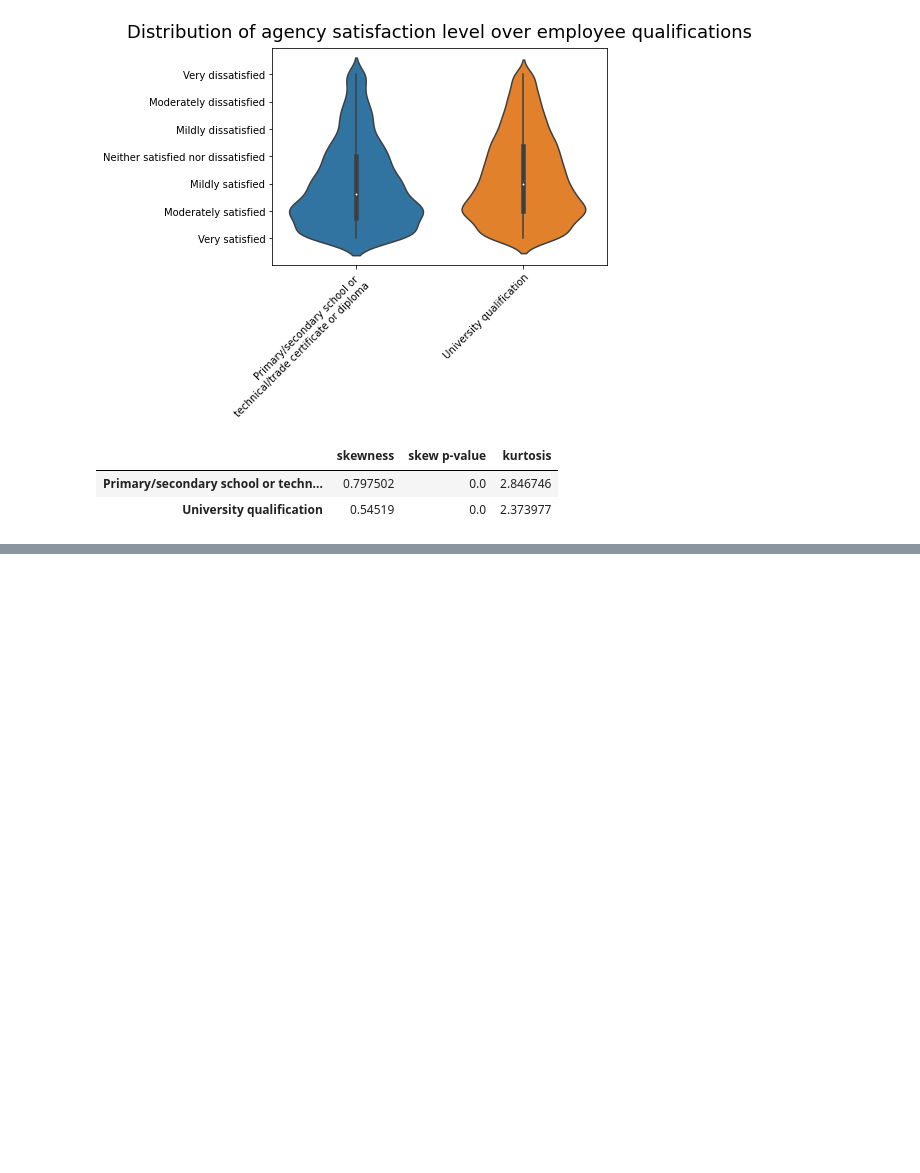
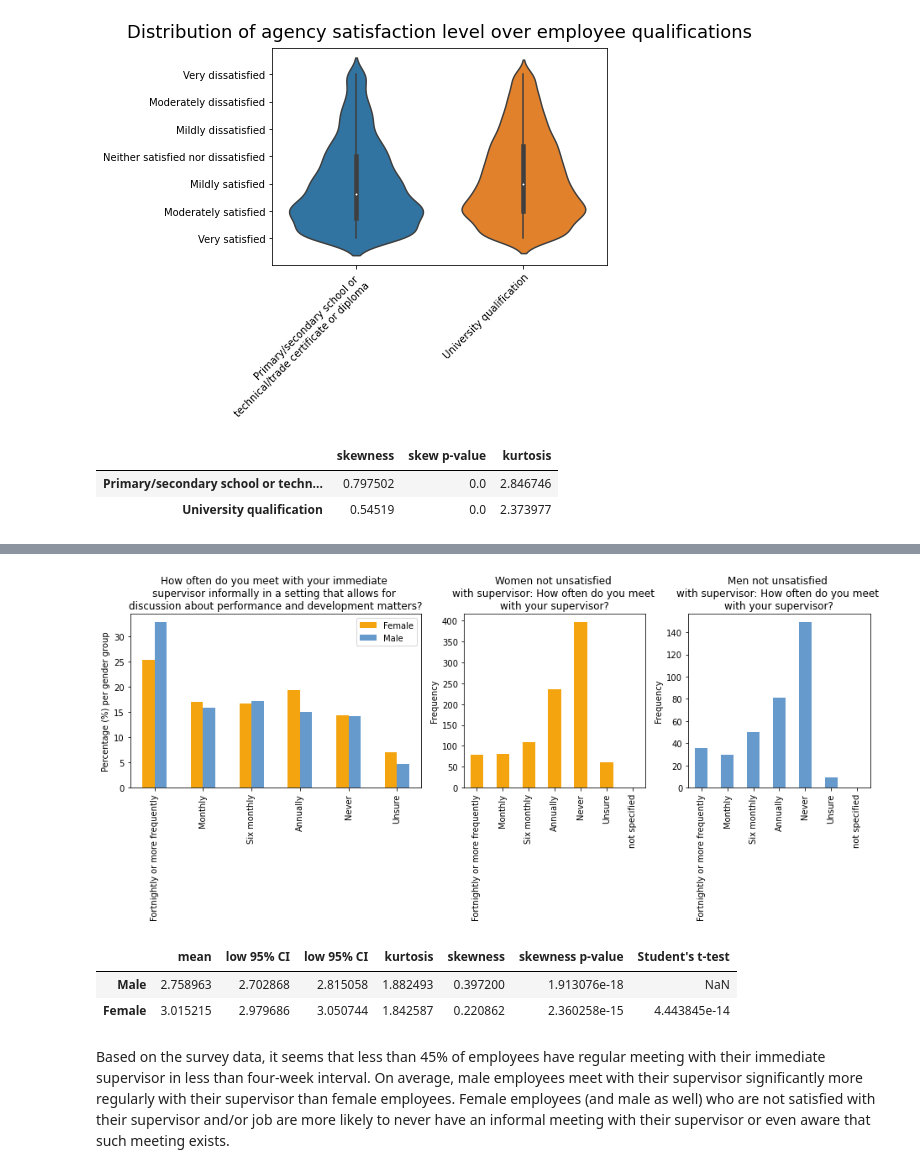
Before and after one commit to alex-cplee/WA-Public-Service-Perception-2015, a Jupyter notebook: SurveyData.ipynb, the cells around one changed output, grey strips where cells are left out. Saved outputs shown, nothing was run; the diff lists cells and outputs as text; code cells hidden in the pictures; blank space fills up the shorter version.

```diff
--- a/SurveyData.ipynb
+++ b/SurveyData.ipynb
@@ -1261,0 +1479,4 @@ The survey was conducted in 2015, and although I have made a few recommendations
+# %%
+super_meet = %sql select A.D1 as gender, A.D3, A.B9, B.Label, (A.C1d+A.B2a+A.B2b+A.B2c+A.B2d)/5 as Supervisor, A.C1d, A.B2a, A.B2b, A.B2c, A.B2d from `survey-data` as A  inner join (select * from response_key where `Question ID` = 'B9') as B  on A.B9 = B.Value  having not (gender = 'None') and not (D3 = '') and not (C1d = '') and not (B2a = '') and not (B2b = '') and not (B2c = '') and not (B2d = '')
+super_meet = pd.DataFrame(super_meet, columns=['Gender', 'Qualification','B9','HowOften','Supervisor', 'C1d','B2a', 'B2b', 'B2c', 'B2d'])
+super_meet
@@ -1261,0 +1499,6 @@ The survey was conducted in 2015, and although I have made a few recommendations
+# %%
+super_meet_cat = super_meet.groupby('Gender')['HowOften'].value_counts(normalize=True, sort=False)*100
+super_order = ["Fortnightly or more frequently", "Monthly",'Six monthly','Annually','Never','Unsure','not specified']
+super_meet_cat = super_meet_cat.to_frame().unstack(0).reindex(super_order)
+super_meet_cat = super_meet_cat.loc[:,[('HowOften','Female'),('HowOften','Male')]][0:6]
+super_meet_cat
@@ -1261,0 +1523,49 @@ The survey was conducted in 2015, and although I have made a few recommendations
+# %%
+fig, (ax12,ax13,ax14) = plt.subplots(1, 3, figsize=(13,6), gridspec_kw={'width_ratios': [1.6, 1, 1]})
+
+super_meet_cat.plot(kind='bar', color = ['#F4A40F', "#6699cc"], ax=ax12)
+ax12.set_xlabel('')
+ax12.set_ylabel('Percentage (%) per gender group')
+ax12.set_title('How often do you meet with your immediate \nsupervisor informally in a setting that allows for \ndiscussion about performance and development matters?')
+ax12.legend(['Female','Male'])
+
+super_meet[(super_meet['Supervisor']>=5)&(super_meet['Supervisor']<8)&(super_meet['Gender'] == 'Female')]\
+['HowOften'].value_counts().reindex(super_order).plot(kind='bar',  color = '#F4A40F', ax=ax13)
+ax13.set_ylabel('Frequency')
+ax13.set_title('Women not unsatisfied \nwith supervisor: How often do you meet \nwith your supervisor?')
+
+super_meet[(super_meet['Supervisor']>=5)&(super_meet['Supervisor']<8)&(super_meet['Gender'] == 'Male')]\
+['HowOften'].value_counts().reindex(super_order).plot(kind='bar',  color = '#6699cc', ax=ax14)
+ax14.set_ylabel('Frequency')
+ax14.set_title('Men not unsatisfied \nwith supervisor: How often do you meet \nwith your supervisor?')
+
+plt.tight_layout()
+plt.show()
+# %% [output]
+[figure, added]
+# %%
+super_meet['B9'] = pd.to_numeric(super_meet['B9'])
+super_meet_num_male = super_meet[super_meet['Gender'] == 'Male']['B9']
+super_meet_num_female = super_meet[super_meet['Gender'] == 'Female']['B9']
+
+#Generate a table of mean, pairwise t-test, skewness and skewness test for supervisor meeting interval
+super_meet_ttest = st.ttest_ind(super_meet_num_male, super_meet_num_female, equal_var=False, nan_policy='omit')
+super_meet_male_skewtest = st.skewtest(super_meet_num_male, nan_policy='omit')[1]
+super_meet_female_skewtest = st.skewtest(super_meet_num_female, nan_policy='omit')[1]
+super_meet_male_skew = st.skew(super_meet_num_male, nan_policy='omit')
+super_meet_female_skew = st.skew(super_meet_num_female, nan_policy='omit')
+super_meet_male_kurtosis = st.kurtosis(super_meet_num_male, nan_policy='omit', fisher=False)
+super_meet_female_kurtosis = st.kurtosis(super_meet_num_female, nan_policy='omit', fisher=False)
+super_meet_male_interval = st.t.interval(alpha=0.95, df=len(super_meet_num_male)-1, loc=np.mean(super_meet_num_male), scale=st.sem(super_meet_num_male))
+super_meet_female_interval = st.t.interval(alpha=0.95, df=len(super_meet_num_female)-1, loc=np.mean(super_meet_num_female), scale=st.sem(super_meet_num_female))
+
+pd.DataFrame([[super_meet_num_male.mean(),super_meet_male_interval[0],super_meet_male_interval[1],super_meet_male_kurtosis, super_meet_male_skew,super_meet_male_skewtest,np.nan],
+              [super_meet_num_female.mean(),super_meet_female_interval[0],super_meet_female_interval[1],super_meet_female_kurtosis,super_meet_female_skew,super_meet_female_skewtest,super_meet_ttest[1]]],
+            index=['Male','Female'],
+            columns=['mean', 'low 95% CI', 'low 95% CI','kurtosis','skewness', 'skewness p-value', 'Student\'s t-test'])
+# %% [output]
+|  | mean | low 95% CI | low 95% CI | kurtosis | skewness | skewness p-value | Student's t-test |
+| Male | 2.758963 | 2.702868 | 2.815058 | 1.882493 | 0.397200 | 1.913076e-18 | NaN |
+| Female | 3.015215 | 2.979686 | 3.050744 | 1.842587 | 0.220862 | 2.360258e-15 | 4.443845e-14 |
+# %% [markdown]
+Based on the survey data, it seems that less than 45% of employees have regular meeting with their immediate supervisor in less than four-week interval. On average, male employees meet with their supervisor significantly more regularly with their supervisor than female employees. Female employees (and male as well) who are not satisfied with their supervisor and/or job are more likely to never have an informal meeting with their supervisor or even aware that such meeting exists.
```
Also changed, not shown: parts of 72 cells of this notebook.
